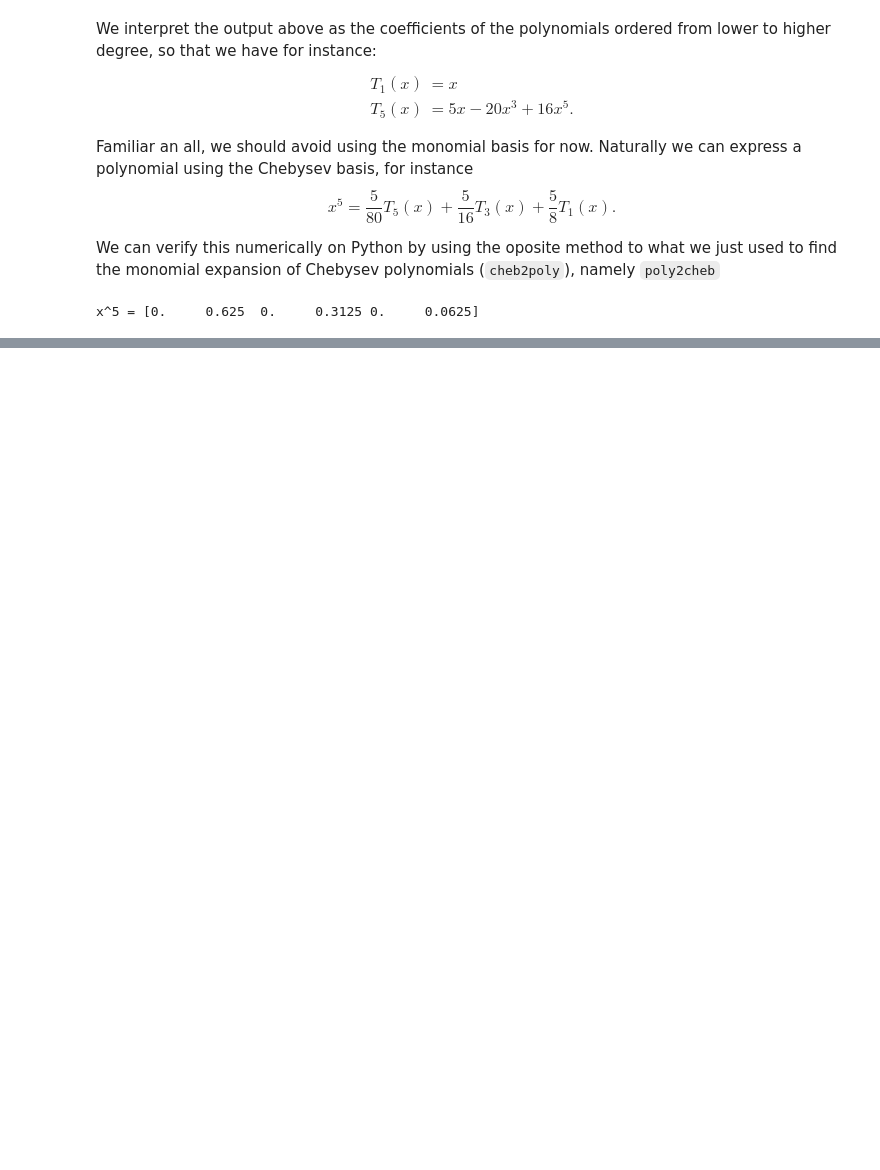
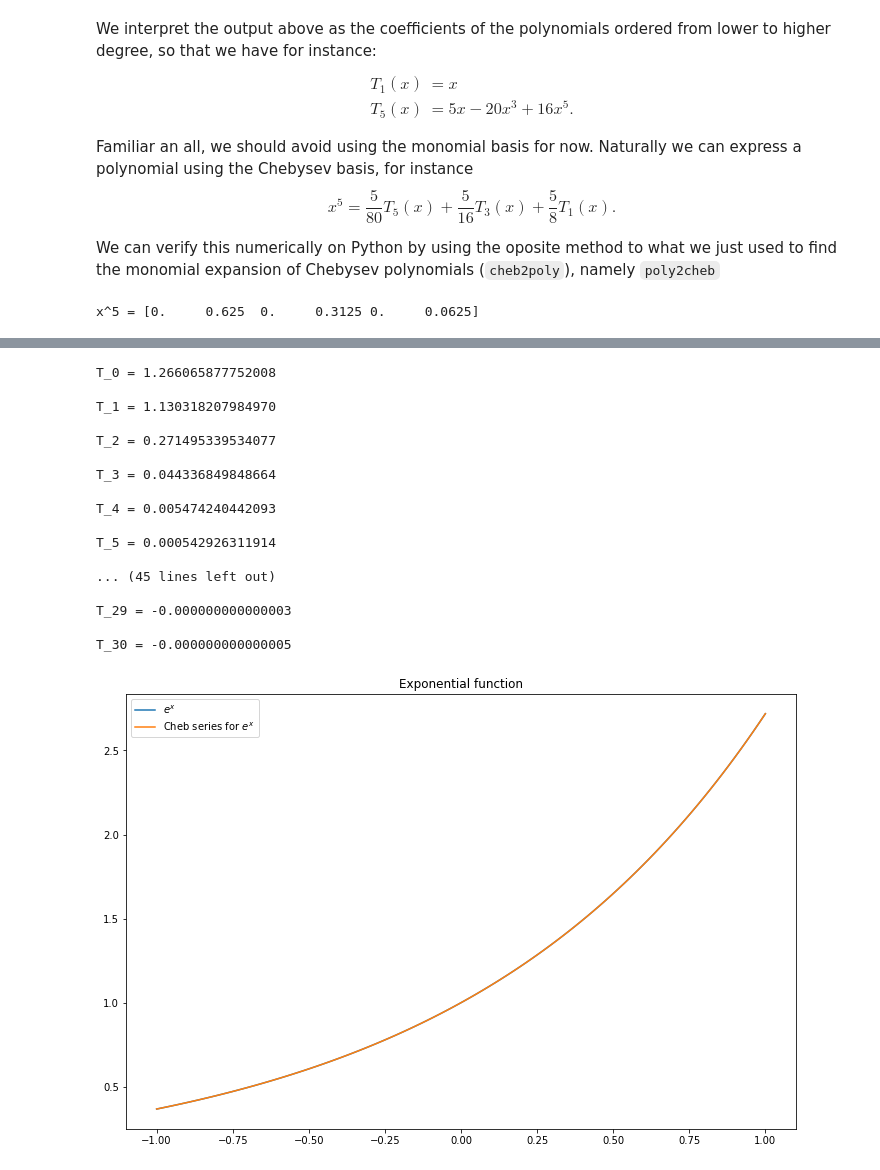
Before and after one commit to lmcj-xyz/approximation_theory, a Jupyter notebook: C3_Chebyshev_Polynomials_and_Series.ipynb, the cells around one changed output, grey strips where cells are left out. Drawn from its saved outputs; the diff is of its cells as text; code cells hidden in the pictures; blank space fills up the shorter version.

```diff
--- a/C3_Chebyshev_Polynomials_and_Series.ipynb
+++ b/C3_Chebyshev_Polynomials_and_Series.ipynb
@@ -104,11 +99,6 @@ $$
 
 This, however, still looks a bit esoterical because we haven't actually seen how the polynomials look...let us fix that
 # %%
-import numpy as np
-import matplotlib.pyplot as plt
-
-x = np.linspace(-1, 1, 100)
-
 t_1np = np.polynomial.chebyshev.cheb2poly(c=[0, 1, 0, 0, 0, 0, 0])
 t_2np = np.polynomial.chebyshev.cheb2poly(c=[0, 0, 1, 0, 0, 0, 0])
 t_3np = np.polynomial.chebyshev.cheb2poly(c=[0, 0, 0, 1, 0, 0, 0])
@@ -117,11 +107,11 @@ t_5np = np.polynomial.chebyshev.cheb2poly(c=[0, 0, 0, 0, 0, 1, 0])
 t_6np = np.polynomial.chebyshev.cheb2poly(c=[0, 0, 0, 0, 0, 0, 1])
 
 print(
-    'T1=', t_1np, '\n',
-    'T2=', t_2np, '\n',
-    'T3=', t_3np, '\n',
-    'T4=', t_4np, '\n',
-    'T5=', t_5np, '\n',
-    'T6=', t_6np
+    'T1 =', t_1np, '\n',
+    'T2 =', t_2np, '\n',
+    'T3 =', t_3np, '\n',
+    'T4 =', t_4np, '\n',
+    'T5 =', t_5np, '\n',
+    'T6 =', t_6np
 )
 # %% [output]
@@ -172,0 +190,35 @@ is determined by its values at Chebyshev points therefore there is a one-to-one
+# %%
+f_exp = lambda x: np.exp(x)
+deg = 30 # We get the first 31 coefficients of the series
+ec_coeff = np.polynomial.chebyshev.chebinterpolate(f_exp, deg)
+# Printing coefficients in a very pretencious way
+it = np.nditer(ec_coeff, flags=['f_index'])
+for i in it:
+    print("T_%d = %.15f\n" % (it.index, ec_coeff[it.index]))
+
+# Plot the polynomial for the function and compare
+plt.figure('expcomp', figsize=(12,8))
+plt.title('Exponential function')
+plt.plot(x, f_exp(x), label=r'$e^x$')
+plt.plot(x, np.polynomial.chebyshev.chebval(x, ec_coeff), label=r'Cheb series for $e^x$')
+plt.legend()
+plt.show()
+# %% [output]
+T_0 = 1.266065877752008
+
+T_1 = 1.130318207984970
+
+T_2 = 0.271495339534077
+
+T_3 = 0.044336849848664
+
+T_4 = 0.005474240442093
+
+T_5 = 0.000542926311914
+
+... (45 lines left out)
+
+T_29 = -0.000000000000003
+
+T_30 = -0.000000000000005
+[figure, added]
```
Also changed, not shown: parts of 14 cells of this notebook.
